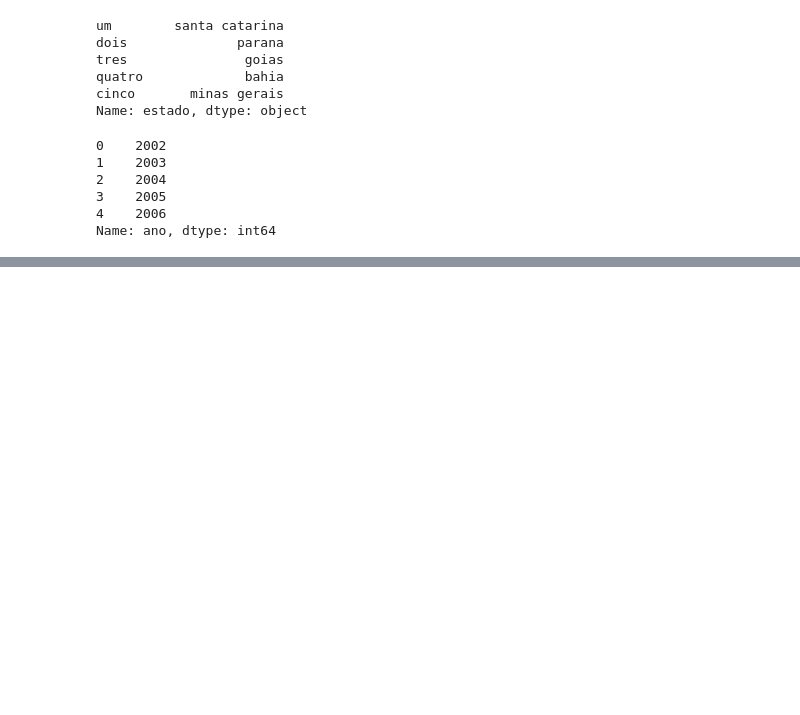
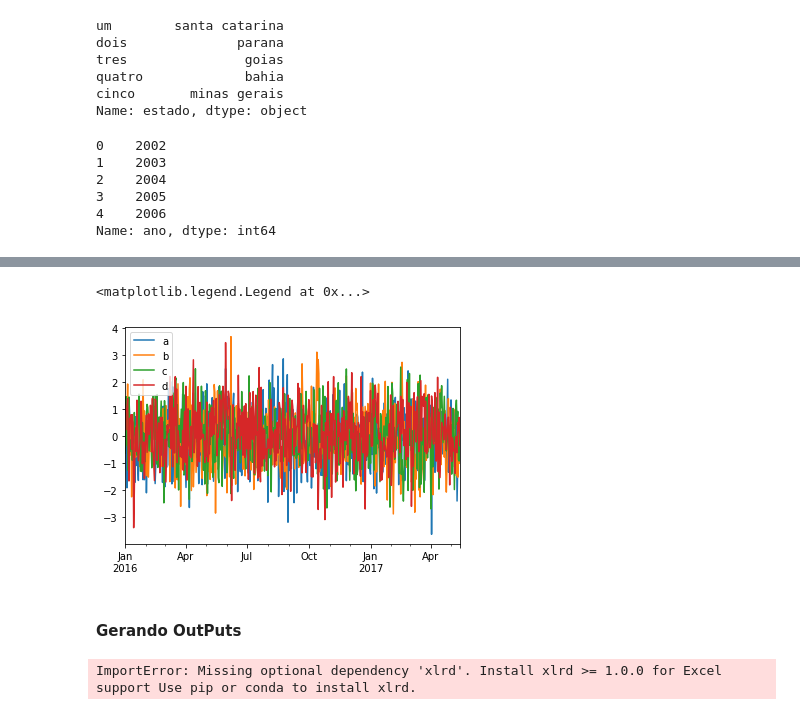
Before and after one commit to vinisaab/Py_Analysis_Basic, a Jupyter notebook: Pandas_Basics.ipynb, the cells around one changed output, grey strips where cells are left out. Cells and saved outputs as stored; diff of their text form; code cells hidden in the pictures; blank space fills up the shorter version.

```diff
--- a/Pandas_Basics.ipynb
+++ b/Pandas_Basics.ipynb
@@ -129,0 +304,10 @@ Name: ano, dtype: int64
+# %%
+#dataframe plot
+df = pd.DataFrame(np.random.randn(500,4),index = ts.index, columns=['a','b','c','d'])
+df.cumsum()
+plt.figure;df.plot();plt.legend(loc = 'best')
+# %% [output]
+<matplotlib.legend.Legend at 0x...>
+[figure, added]
+# %% [markdown]
+#### Gerando OutPuts
@@ -129,0 +318,6 @@ Name: ano, dtype: int64
+# %%
+#lendo arquibo excel
+df2 = pd.read_excel('teste.xlsx','teste',index_col=None,na_values=['NA'])
+df2.head()
+# %% [output]
+ImportError: Missing optional dependency 'xlrd'. Install xlrd >= 1.0.0 for Excel support Use pip or conda to install xlrd.
```
Also changed, not shown: parts of 25 cells of this notebook, 3 other files.
